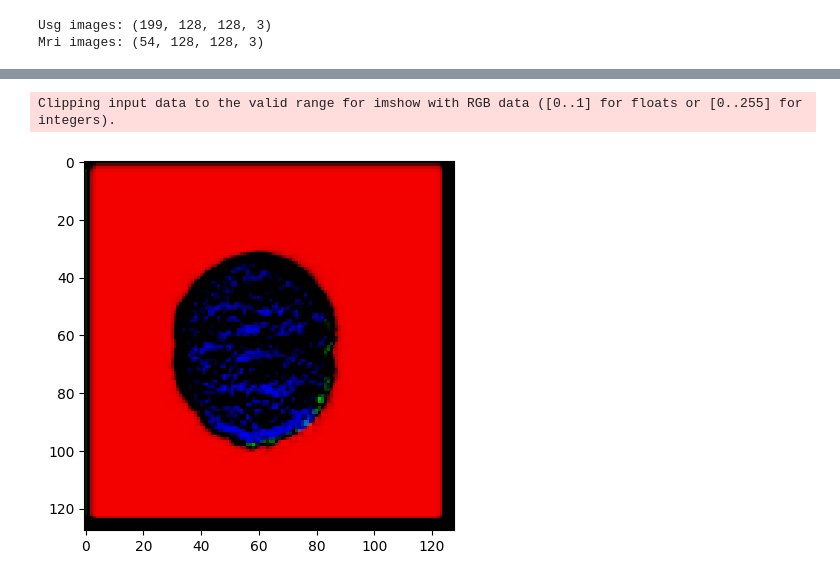
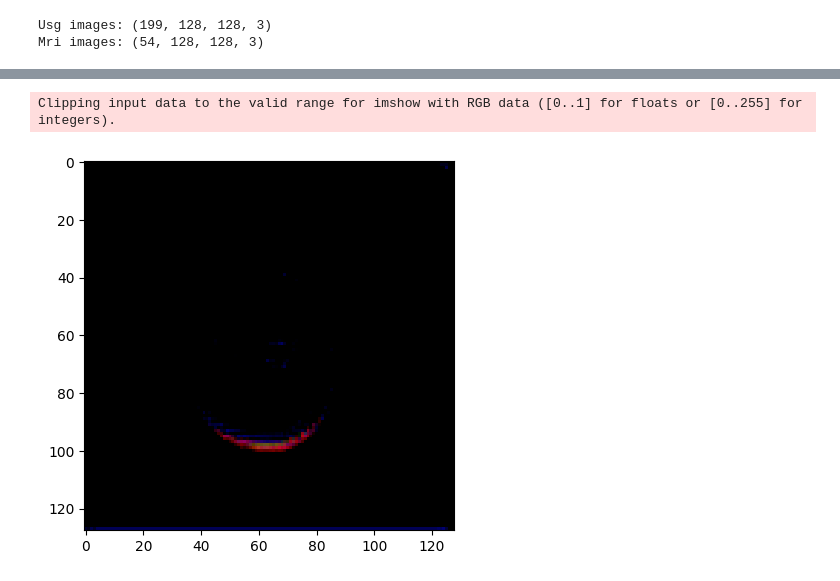
Before and after one commit to SebastianParzych/brain-usg-generator, a Jupyter notebook: main.ipynb, the cells around one changed output, grey strips where cells are left out. Drawn from its saved outputs; the diff is of its cells as text; code cells hidden in the pictures.

```diff
--- a/main.ipynb
+++ b/main.ipynb
@@ -146,3 +123,44 @@ def build_generator(image_size, channels):
+# %%
+from keras.layers import Add
+def build_generator(image_size, channels):
+  # Input layer
+    input = Input(shape=image_size)
+
+    # Downsampling block
+    x = Conv2D(32, kernel_size=3, strides=2, padding="same")(input)
+    x = LeakyReLU(alpha=0.2)(x)
+    x = Dropout(0.25)(x)
+
+    # Convolutional block
+    x = Conv2D(64, kernel_size=3, padding="same")(x)
+    x = BatchNormalization(momentum=0.8)(x)
+    x = Activation("relu")(x)
+
+    # Residual blocks
+    for _ in range(2):
+        res = x
+        x = Conv2D(64, kernel_size=3, padding="same")(x)
+        x = BatchNormalization(momentum=0.8)(x)
+        x = Activation("relu")(x)
+        x = Conv2D(64, kernel_size=3, padding="same")(x)
+        x = BatchNormalization(momentum=0.8)(x)
+        x = Add([x, res])
+        x = Activation("relu")(x)
+
+    # Upsampling block
+    x = UpSampling2D()(x)
+    x = Conv2D(64, kernel_size=3, padding="same")(x)
+    x = BatchNormalization(momentum=0.8)(x)
+    x = Activation("relu")(x)
+
+    # Output layer
+    x = Conv2D(channels, kernel_size=3, padding="same")(x)
+    output = Activation("tanh")(x)
+
+    # Model
+    model = Model(input, output)
+
+    return model
 # %%
 image_shape = (IMAGE_SIZE, IMAGE_SIZE, IMAGE_CHANNELS)
 optimizer = Adam(1.5e-4, 0.5)
@@ -237,11 +252,11 @@ test_discriminator(discriminator,usg_images,mri_images)
 # %%
-def plot_image(image)->None:
+def plot_generator_image(image)->None:
     input_data = np.expand_dims(image, axis=0)
     img = gnerator(input_data)
     plt.imshow(img[0], interpolation='nearest')
     plt.show()
-# %%
-plot_image(mri_images[0])
-# %% [output]
-Clipping input data to the valid range for imshow with RGB data ([0..1] for floats or [0..255] for integers).
-[figure, removed]
+# %%
+plot_generator_image(mri_images[2])
+# %% [output]
+Clipping input data to the valid range for imshow with RGB data ([0..1] for floats or [0..255] for integers).
+[figure, added]
```
Also changed, not shown: parts of 4 cells of this notebook.
